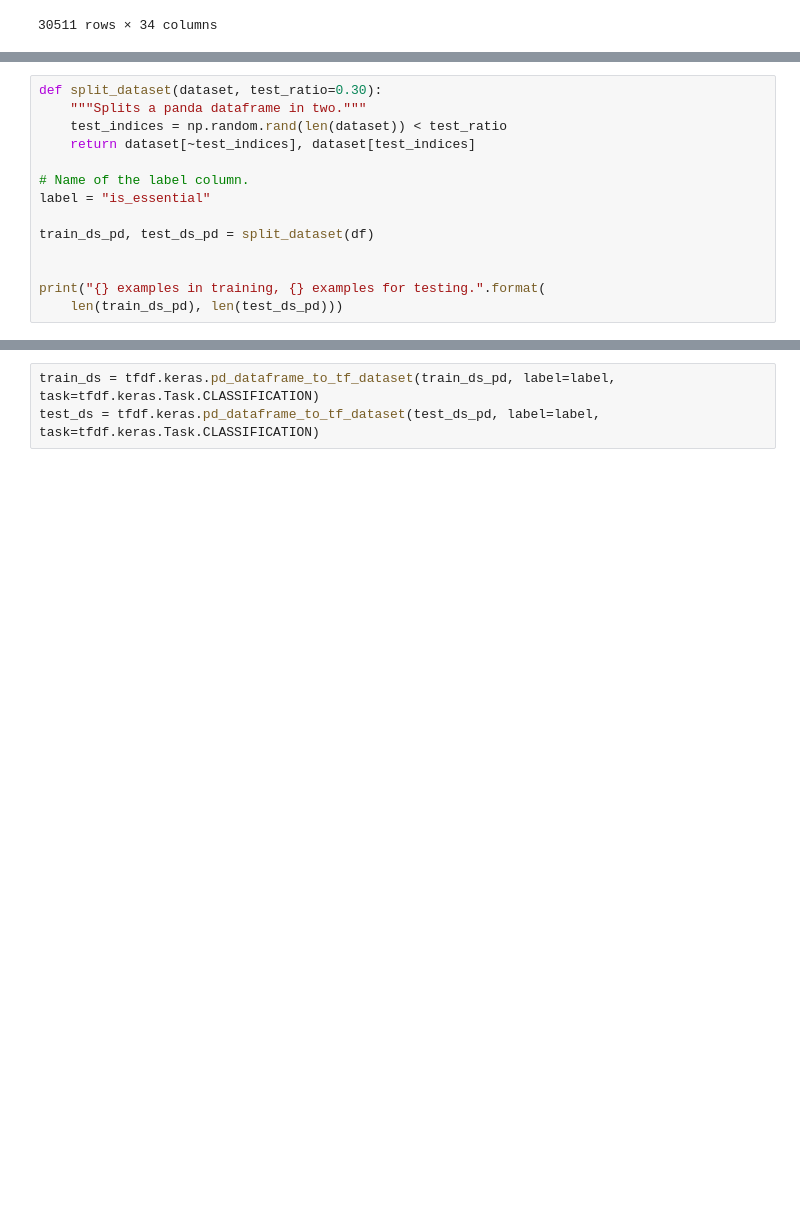
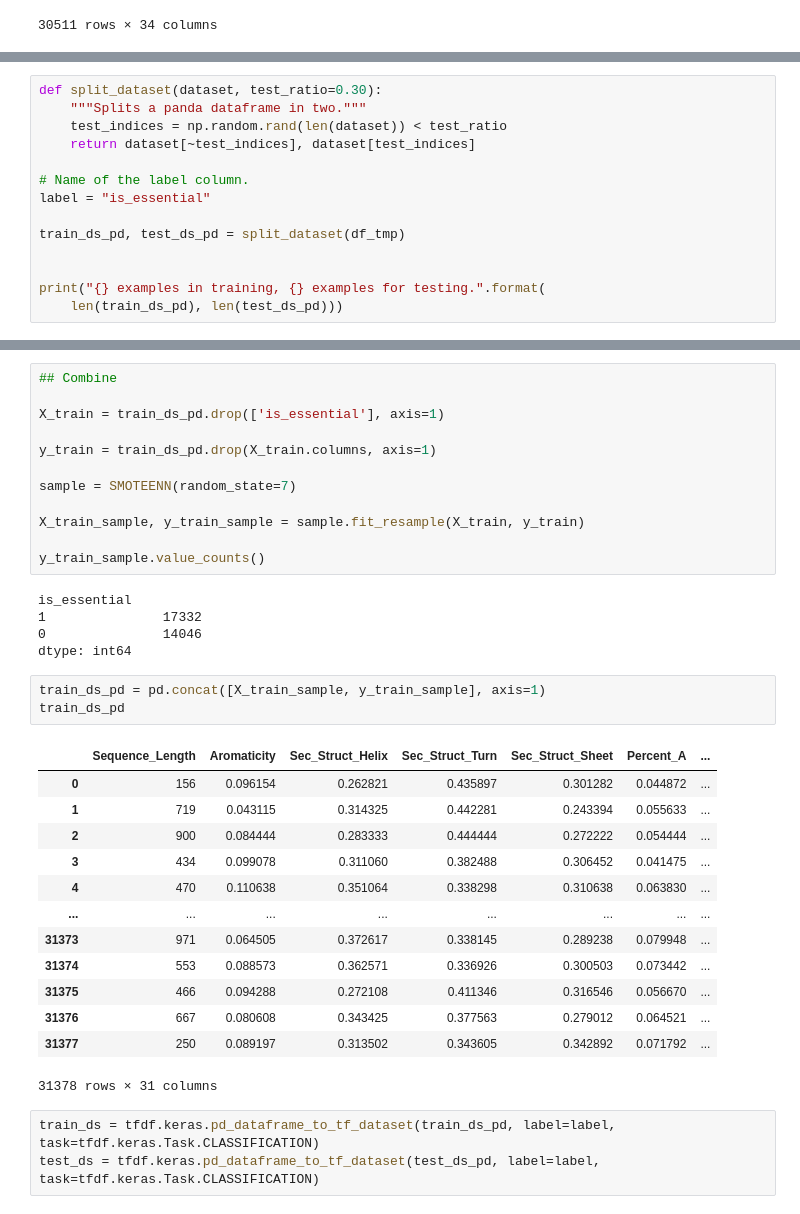
Before and after one commit to JessicaIta/sequence-protein-features, a Jupyter notebook: tensorflow-decision-forests.ipynb, the cells around one changed output, grey strips where cells are left out. Cells and saved outputs as stored; diff of their text form; blank space fills up the shorter version.

```diff
--- a/tensorflow-decision-forests.ipynb
+++ b/tensorflow-decision-forests.ipynb
@@ -68,7 +91,7 @@ def split_dataset(dataset, test_ratio=0.30):
 # Name of the label column.
 label = "is_essential"
 
-train_ds_pd, test_ds_pd = split_dataset(df)
+train_ds_pd, test_ds_pd = split_dataset(df_tmp)
 
 
 print("{} examples in training, {} examples for testing.".format(
@@ -91,3 +101,37 @@ print("{} examples in training, {} examples for testing.".format(
+# %%
+## Combine
+
+X_train = train_ds_pd.drop(['is_essential'], axis=1)
+
+y_train = train_ds_pd.drop(X_train.columns, axis=1)
+
+sample = SMOTEENN(random_state=7)
+
+X_train_sample, y_train_sample = sample.fit_resample(X_train, y_train)
+
+y_train_sample.value_counts()
+# %% [output]
+is_essential
+1               17332
+0               14046
+dtype: int64
+# %%
+train_ds_pd = pd.concat([X_train_sample, y_train_sample], axis=1)
+train_ds_pd
+# %% [output]
+|  | Sequence_Length | Aromaticity | Sec_Struct_Helix | Sec_Struct_Turn | Sec_Struct_Sheet | Percent_A | ... |
+| 0 | 156 | 0.096154 | 0.262821 | 0.435897 | 0.301282 | 0.044872 | ... |
+| 1 | 719 | 0.043115 | 0.314325 | 0.442281 | 0.243394 | 0.055633 | ... |
+| 2 | 900 | 0.084444 | 0.283333 | 0.444444 | 0.272222 | 0.054444 | ... |
+| 3 | 434 | 0.099078 | 0.311060 | 0.382488 | 0.306452 | 0.041475 | ... |
+| 4 | 470 | 0.110638 | 0.351064 | 0.338298 | 0.310638 | 0.063830 | ... |
+| ... | ... | ... | ... | ... | ... | ... | ... |
+| 31373 | 971 | 0.064505 | 0.372617 | 0.338145 | 0.289238 | 0.079948 | ... |
+| 31374 | 553 | 0.088573 | 0.362571 | 0.336926 | 0.300503 | 0.073442 | ... |
+| 31375 | 466 | 0.094288 | 0.272108 | 0.411346 | 0.316546 | 0.056670 | ... |
+| 31376 | 667 | 0.080608 | 0.343425 | 0.377563 | 0.279012 | 0.064521 | ... |
+| 31377 | 250 | 0.089197 | 0.313502 | 0.343605 | 0.342892 | 0.071792 | ... |
+31378 rows × 31 columns
 # %%
 train_ds = tfdf.keras.pd_dataframe_to_tf_dataset(train_ds_pd, label=label, task=tfdf.keras.Task.CLASSIFICATION)
 test_ds = tfdf.keras.pd_dataframe_to_tf_dataset(test_ds_pd, label=label, task=tfdf.keras.Task.CLASSIFICATION)
```
Also changed, not shown: parts of 10 cells of this notebook, 1 other file.
